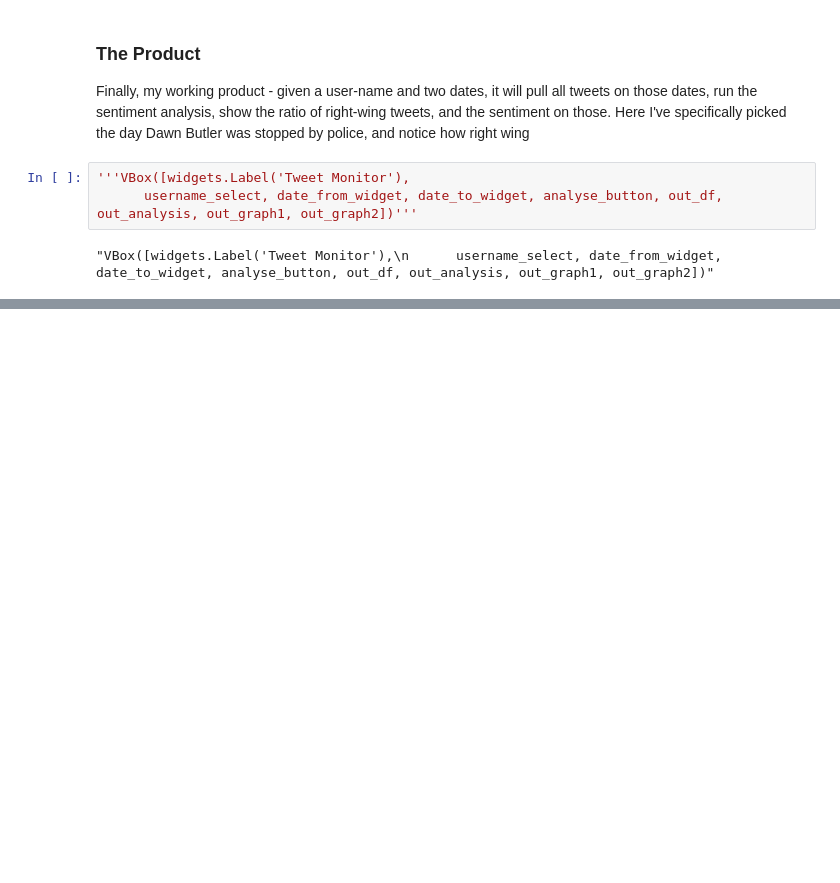
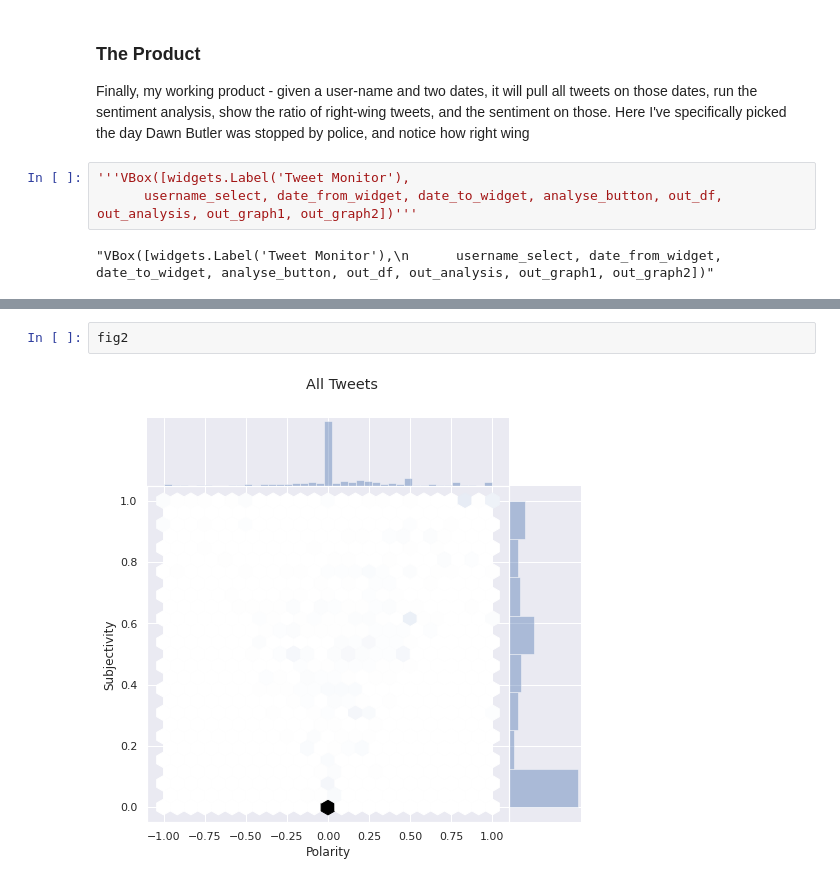
Before and after one commit to AndreasThinks/ML_sentiment_analysis, a Jupyter notebook: FastAI_Twitter_Sentiment_Analysis_Tutorial_Post.ipynb, the cells around one changed output, grey strips where cells are left out. Cells and saved outputs as stored; diff of their text form; blank space fills up the shorter version.

```diff
--- a/FastAI_Twitter_Sentiment_Analysis_Tutorial_Post.ipynb
+++ b/FastAI_Twitter_Sentiment_Analysis_Tutorial_Post.ipynb
@@ -535,0 +504,4 @@ final, fig1, fig2 = run_process_2("@OwenJones84", "2020-08-09","2020-08-10")
+# %%
+fig2
+# %% [output]
+[figure, added]
```
Also changed, not shown: parts of 8 cells of this notebook.
